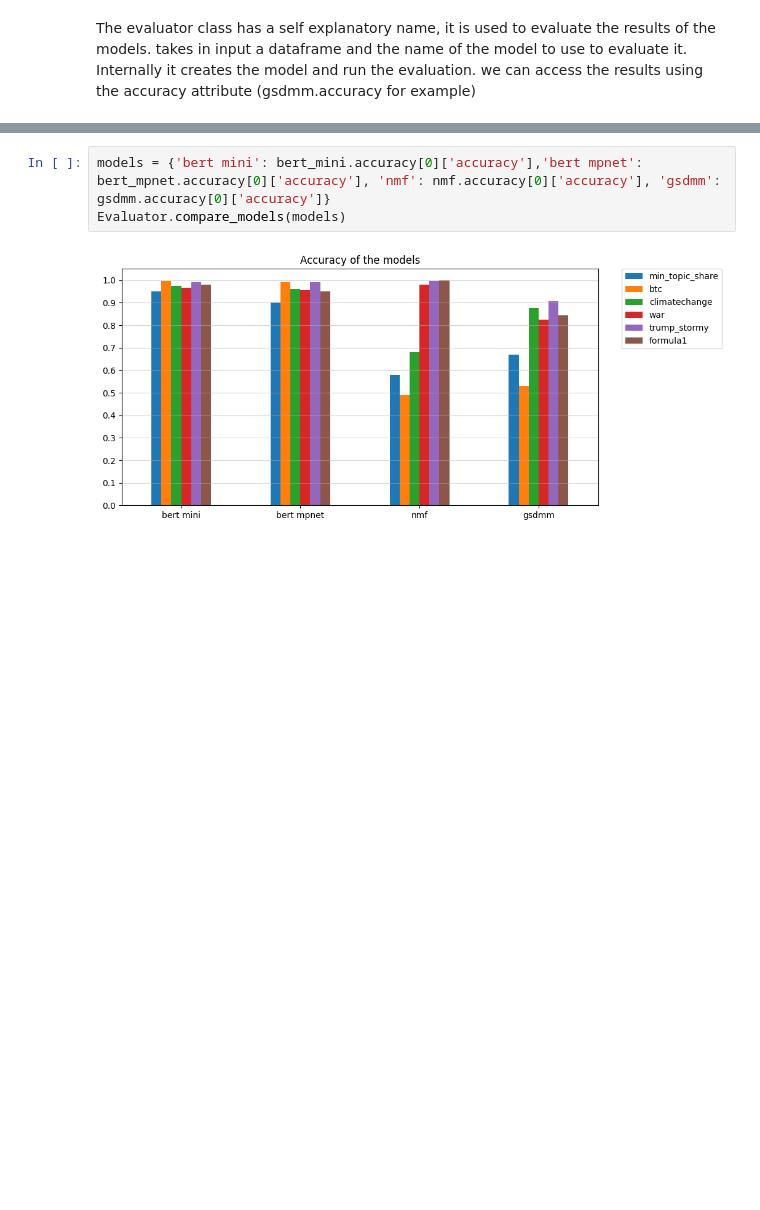
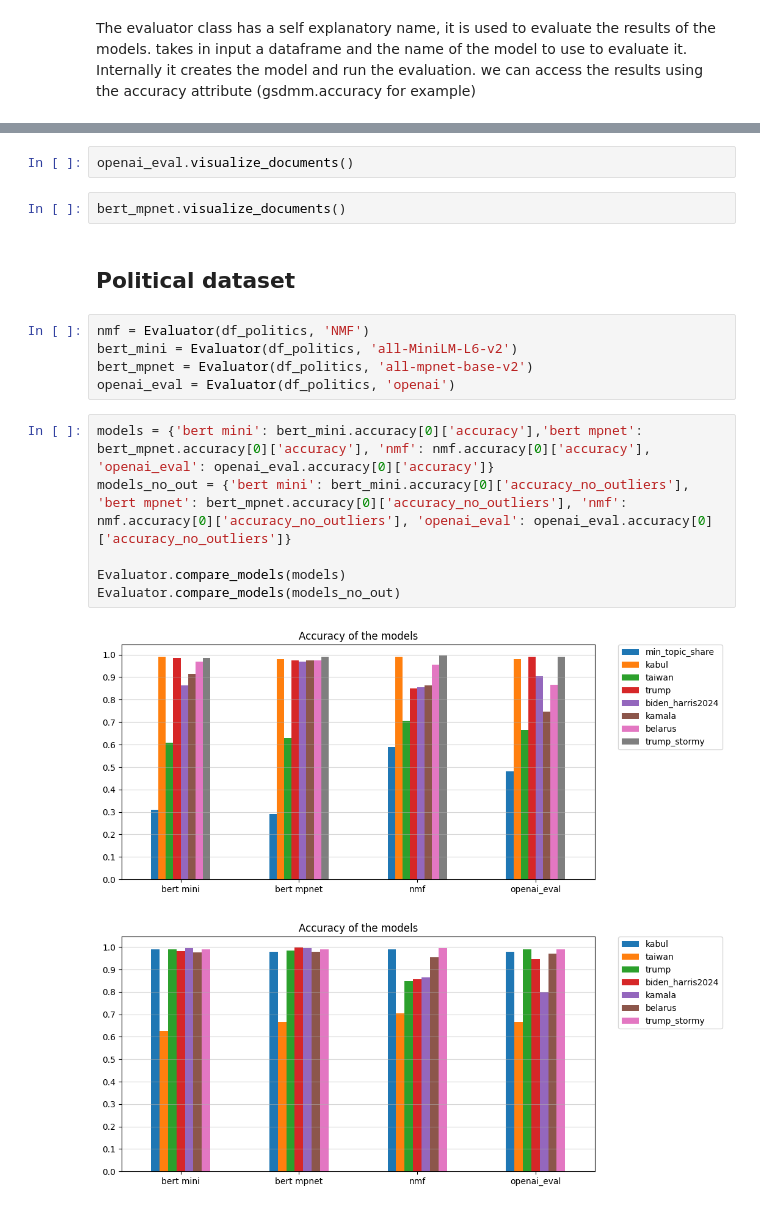
Before and after one commit to alessiogandelli/topic-modeling-eval, a Jupyter notebook: src/supervised.ipynb, the cells around one changed output, grey strips where cells are left out. Cells and saved outputs as stored; diff of their text form; blank space fills up the shorter version.

```diff
--- a/src/supervised.ipynb
+++ b/src/supervised.ipynb
@@ -86,5 +76,20 @@ accuracy  {'min_topic_share': 0.95, 'btc': 0.995, 'climatechange': 0.97, 'war':
+# %%
+openai_eval.visualize_documents()
+# %%
+bert_mpnet.visualize_documents()
+# %% [markdown]
+## Political dataset
+# %%
+nmf = Evaluator(df_politics, 'NMF')
+bert_mini = Evaluator(df_politics, 'all-MiniLM-L6-v2')
+bert_mpnet = Evaluator(df_politics, 'all-mpnet-base-v2')
+openai_eval = Evaluator(df_politics, 'openai')
 # %%
-models = {'bert mini': bert_mini.accuracy[0]['accuracy'],'bert mpnet': bert_mpnet.accuracy[0]['accuracy'], 'nmf': nmf.accuracy[0]['accuracy'], 'gsdmm': gsdmm.accuracy[0]['accuracy']}
+models = {'bert mini': bert_mini.accuracy[0]['accuracy'],'bert mpnet': bert_mpnet.accuracy[0]['accuracy'], 'nmf': nmf.accuracy[0]['accuracy'], 'openai_eval': openai_eval.accuracy[0]['accuracy']}
+models_no_out = {'bert mini': bert_mini.accuracy[0]['accuracy_no_outliers'], 'bert mpnet': bert_mpnet.accuracy[0]['accuracy_no_outliers'], 'nmf': nmf.accuracy[0]['accuracy_no_outliers'], 'openai_eval': openai_eval.accuracy[0]['accuracy_no_outliers']}
+
 Evaluator.compare_models(models)
+Evaluator.compare_models(models_no_out)
 # %% [output]
-[figure, old version]
+[figure, new version]
+[figure, added]
```
Also changed, not shown: parts of 15 cells of this notebook, 1 other file.
